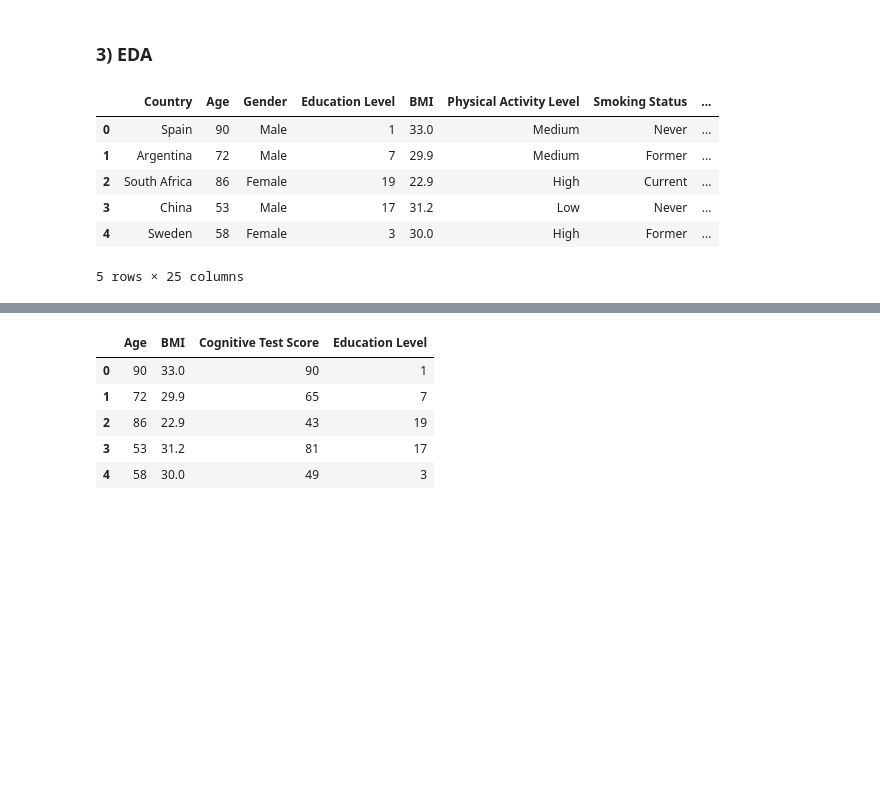
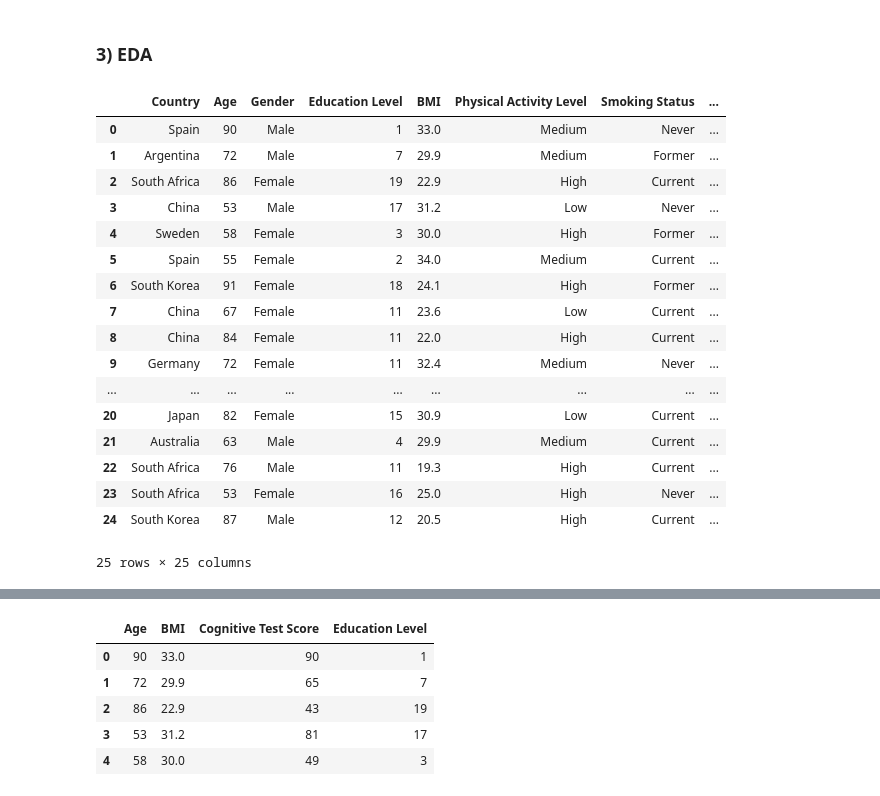
Before and after one commit to Zander-Rothering/Chem277a_Project_II, a Jupyter notebook: Project_II.ipynb, the cells around one changed output, grey strips where cells are left out. Saved outputs shown, nothing was run; the diff lists cells and outputs as text; code cells hidden in the pictures; blank space fills up the shorter version.

```diff
--- a/Project_II.ipynb
+++ b/Project_II.ipynb
@@ -49,15 +46,26 @@ To enable the following instructions: AVX2 FMA, in other operations, rebuild Ten
 ### 3) EDA
 # %%
 alz_data = pd.read_csv('alzheimers_prediction_dataset.csv')
-alz_data.head()
+alz_data.head(25)
 # %% [output]
 |  | Country | Age | Gender | Education Level | BMI | Physical Activity Level | Smoking Status | ... |
 | 0 | Spain | 90 | Male | 1 | 33.0 | Medium | Never | ... |
 | 1 | Argentina | 72 | Male | 7 | 29.9 | Medium | Former | ... |
 | 2 | South Africa | 86 | Female | 19 | 22.9 | High | Current | ... |
 | 3 | China | 53 | Male | 17 | 31.2 | Low | Never | ... |
 | 4 | Sweden | 58 | Female | 3 | 30.0 | High | Former | ... |
+| 5 | Spain | 55 | Female | 2 | 34.0 | Medium | Current | ... |
+| 6 | South Korea | 91 | Female | 18 | 24.1 | High | Former | ... |
+| 7 | China | 67 | Female | 11 | 23.6 | Low | Current | ... |
+| 8 | China | 84 | Female | 11 | 22.0 | High | Current | ... |
+| 9 | Germany | 72 | Female | 11 | 32.4 | Medium | Never | ... |
+| ... | ... | ... | ... | ... | ... | ... | ... | ... |
+| 20 | Japan | 82 | Female | 15 | 30.9 | Low | Current | ... |
+| 21 | Australia | 63 | Male | 4 | 29.9 | Medium | Current | ... |
+| 22 | South Africa | 76 | Male | 11 | 19.3 | High | Current | ... |
+| 23 | South Africa | 53 | Female | 16 | 25.0 | High | Never | ... |
+| 24 | South Korea | 87 | Male | 12 | 20.5 | High | Current | ... |
-5 rows × 25 columns
+25 rows × 25 columns
 # %%
 alz_data.info()
 # %% [output]
```
Also changed, not shown: parts of 4 cells of this notebook.
